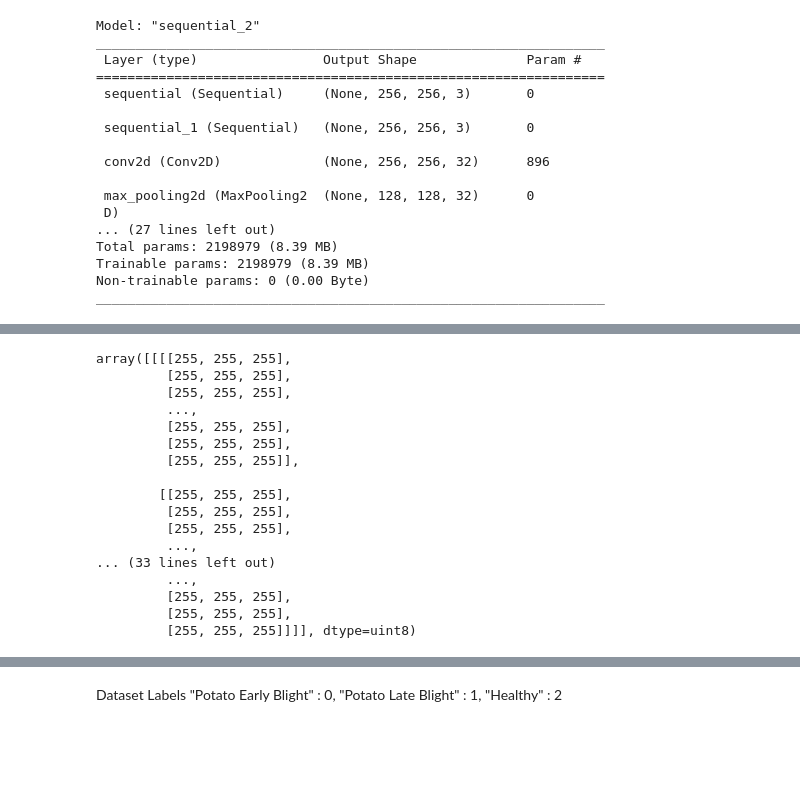
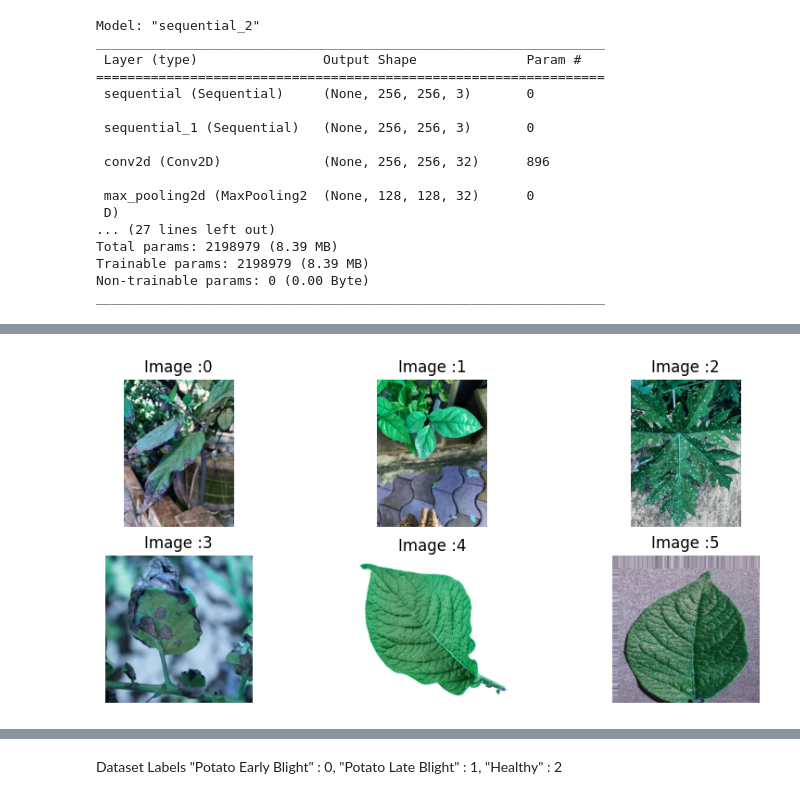
Before and after one commit to johnforgit/miniproject, a Jupyter notebook: model_tester.ipynb, the cells around one changed output, grey strips where cells are left out. Drawn from its saved outputs; the diff is of its cells as text; code cells hidden in the pictures; blank space fills up the shorter version.

```diff
--- a/model_tester.ipynb
+++ b/model_tester.ipynb
@@ -34,6 +27,3 @@ Total params: 2198979 (8.39 MB)
 Trainable params: 2198979 (8.39 MB)
 Non-trainable params: 0 (0.00 Byte)
 _________________________________________________________________
-# %%
-test_data = pathlib.Path('test_images')
-test_data
@@ -49,10 +36,10 @@ predicting_images_paths
 # %%
-predicting_images, names = [],[]
-
-for i in predicting_images_paths:
-    image = cv2.imread(str(i))
-    print(image)
-    predicting_images.append(image)
-    names.append(str(i))
-
-names
+def acquireimages(filepath):
+   test_data = pathlib.Path(filepath)
+   predicting_images_paths = list(test_data.glob('*'))
+   predicting_images= []
+   for i in predicting_images_paths:
+      image = cv2.imread(str(i))
+      print(image)
+      predicting_images.append(image)
+   return predicting_images
@@ -79,0 +46,13 @@ names
+# %%
+def plotimages(images,len):
+    fig = plt.figure(figsize=(10,7))
+    rows, column = 3,3
+
+    for i in range(len):
+
+       fig.add_subplot(rows, column, i+1)
+       plt.imshow(images[i])
+       plt.axis('off')
+       plt.title("Image :" + str(i) )
+# %%
+X = acquireimages('test_images')
@@ -80 +77,5 @@ names
+# %%
+plotimages(X,len(X))
+# %% [output]
+[figure, added]
 # %%
@@ -86,21 +87,0 @@ def image_calling(i):
-# %%
-predicting_image = image_calling(1)
-predicting_image
-# %% [output]
-array([[[[255, 255, 255],
-         [255, 255, 255],
-         [255, 255, 255],
-         ...,
-         [255, 255, 255],
-         [255, 255, 255],
-         [255, 255, 255]],
-
-        [[255, 255, 255],
-         [255, 255, 255],
-         [255, 255, 255],
-         ...,
-... (33 lines left out)
-         ...,
-         [255, 255, 255],
-         [255, 255, 255],
-         [255, 255, 255]]]], dtype=uint8)
```
Also changed, not shown: parts of 11 cells of this notebook, 1 other file.
